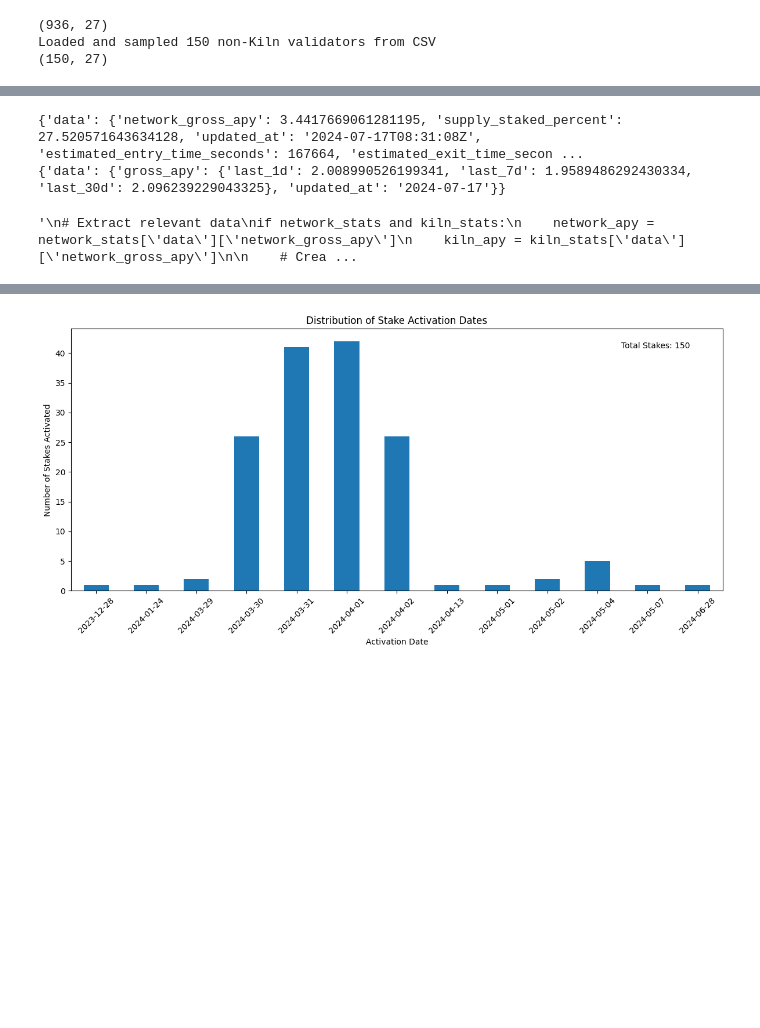
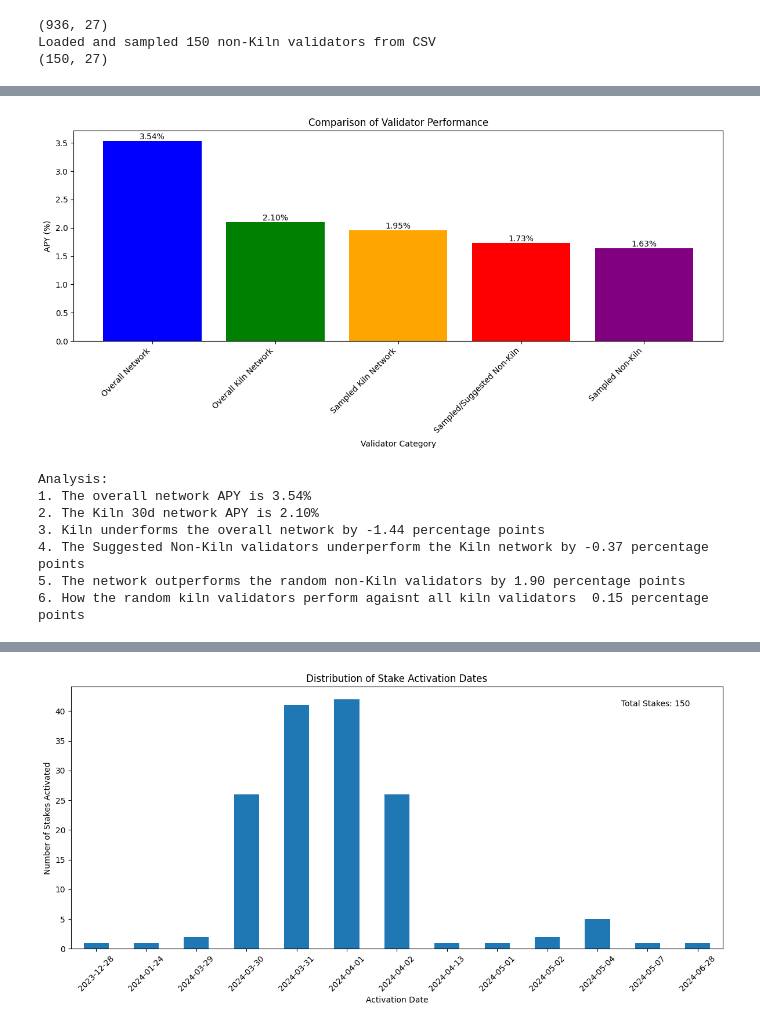
Before and after one commit to jpg1129/Kiln-Take-Home, a Jupyter notebook: main.ipynb, the cells around one changed output, grey strips where cells are left out. Drawn from its saved outputs; the diff is of its cells as text; code cells hidden in the pictures; blank space fills up the shorter version.

```diff
--- a/main.ipynb
+++ b/main.ipynb
@@ -67,3 +103,12 @@ print(sampled_kiln_validators.shape)
 (6895, 28)
 Loaded and sampled 150 Kiln validators from CSV
 (150, 28)
+# %%
+# load the suggested non-validators csv file into a pandas dataframe
+suggested_non_kiln_validators = pd.read_csv("suggested_non_kiln_validators.csv")
+suggested_non_kiln_validators = suggested_non_kiln_validators[suggested_non_kiln_validators["state"] == "active_ongoing"]
+print(suggested_non_kiln_validators.shape)
+# get sample of kiln validators
+sampled_suggested_non_kiln_validators= suggested_non_kiln_validators.sample(n=min(150, suggested_non_kiln_validators.shape[0]))
+print(f"Loaded and sampled {len(sampled_suggested_non_kiln_validators)} Kiln validators from CSV")
+print(sampled_suggested_non_kiln_validators.shape)
@@ -82,4 +133,4 @@ Loaded and sampled 150 non-Kiln validators from CSV
 # %%
-importlib.reload(api_data_fetcher)
 kiln_validators_with_apy = api_data_fetcher.calculate_apys(sampled_kiln_validators)
+suggested_non_kiln_validators_with_apy = api_data_fetcher.calculate_apys(sampled_suggested_non_kiln_validators)
 non_kiln_validators_with_apy = api_data_fetcher.calculate_apys(sampled_non_kiln_validators)
@@ -208,7 +279,7 @@ headers = {
 def fetch_data(url):
     response = requests.get(url, headers=headers)
     if response.status_code == 200:
-        return response.json()
+        return response.json()['data']
     else:
         print(f"Error fetching data from {url}: {response.status_code}")
         return None
@@ -217,59 +288,63 @@ def fetch_data(url):
 network_stats = fetch_data(network_stats_url)
 kiln_stats = fetch_data(kiln_stats_url)
 
-print(network_stats)
-print(kiln_stats)
-
 # Extract relevant data
 if network_stats and kiln_stats:
-    network_apy = network_stats['data']['network_gross_apy']
-    kiln_apy_last_1d = kiln_stats['data']['last_1d']
-    kiln_apy_last_7d = kiln_stats['data']['last_7d']
-    kiln_apy_last_30d = kiln_stats['data']['last_30d']
+    kiln_stats_df= pd.DataFrame()
+    kiln_apy = kiln_stats['gross_apy']
+    kiln_stats_df["gross_apy"] = kiln_apy
+    network_apy = network_stats['network_gross_apy']
+    kiln_apy_last_1d = kiln_apy['last_1d']
+    kiln_apy_last_7d = kiln_apy['last_7d']
+    kiln_apy_last_30d = kiln_apy['last_30d']
     # Create a DataFrame for comparison
     data = {
-        'Category': ['Overall Network', 'Kiln Network', 'Sampled Kiln', 'Sampled Non-Kiln'],
-        'APY': [network_apy, kiln_apy, sampled_kiln_apy, sampled_non_kiln_apy]
+        'Category': ['Overall Network', 'Overall Kiln Network', 'Sampled Kiln Network', ' Sampled/Suggested Non-Kiln','Sampled Non-Kiln'],
+        'APY': [network_apy, kiln_apy_last_30d, kiln_results['avg_gross_apy'], suggested_non_kiln_results['avg_gross_apy'], non_kiln_results["avg_gross_apy"]]
     }
     df = pd.DataFrame(data)
 
     # Calculate differences
     df['Difference from Network'] = df['APY'] - network_apy
-    df['Difference from Kiln'] = df['APY'] - kiln_apy
+    df['Difference from Kiln'] = df['APY'] - kiln_apy_last_30d
 
     # Display results
-    print(df)
 
     # Visualization
     plt.figure(figsize=(12, 6))
-    bars = plt.bar(df['Category'], df['APY'], color=['blue', 'green', 'orange', 'red'])
+    bars = plt.bar(df['Category'], df['APY'], color=['blue', 'green', 'orange', 'red', 'purple'])
     plt.title('Comparison of Validator Performance')
     plt.xlabel('Validator Category')
     plt.ylabel('APY (%)')
     plt.xticks(rotation=45, ha='right')
 
     # Add value labels on the bars
     for bar in bars:
         height = bar.get_height()
         plt.text(bar.get_x() + bar.get_width()/2., height,
                  f'{height:.2f}%',
                  ha='center', va='bottom')
 
     plt.tight_layout()
     plt.show()
 
     # Analysis
     print("\nAnalysis:")
     print(f"1. The overall network APY is {network_apy:.2f}%")
-    print(f"2. The Kiln network APY is {kiln_apy:.2f}%")
-    print(f"3. Kiln outperforms the overall network by {kiln_apy - network_apy:.2f} percentage points")
-    print(f"4. Sampled Kiln validators underperform the Kiln network by {kiln_apy - sampled_kiln_apy:.2f} percentage points")
-    print(f"5. Sampled non-Kiln validators underperform the overall network by {network_apy - sampled_non_kiln_apy:.2f} percentage points")
-    print(f"6. In our sample, Kiln validators outperform non-Kiln validators by {sampled_kiln_apy - sampled_non_kiln_apy:.2f} percentage points")
+    print(f"2. The Kiln 30d network APY is {kiln_apy_last_30d:.2f}%")
+    print(f"3. Kiln underforms the overall network by {kiln_apy_last_30d - network_apy:.2f} percentage points")
+    print(f"4. The Suggested Non-Kiln validators underperform the Kiln network by {suggested_non_kiln_results['avg_gross_apy'] - kiln_apy_last_30d:.2f} percentage points")
+    print(f"5. The network outperforms the random non-Kiln validators by {network_apy - non_kiln_results['avg_gross_apy']:.2f} percentage points")
+    print(f"6. How the random kiln validators perform agaisnt all kiln validators  {kiln_apy_last_30d - kiln_results['avg_gross_apy']:.2f} percentage points")
 # %% [output]
+[figure, added]
-{'data': {'network_gross_apy': 3.4417669061281195, 'supply_staked_percent': 27.520571643634128, 'updated_at': '2024-07-17T08:31:08Z', 'estimated_entry_time_seconds': 167664, 'estimated_exit_time_secon ...
-{'data': {'gross_apy': {'last_1d': 2.008990526199341, 'last_7d': 1.9589486292430334, 'last_30d': 2.096239229043325}, 'updated_at': '2024-07-17'}}
+Analysis:
+1. The overall network APY is 3.54%
+2. The Kiln 30d network APY is 2.10%
+3. Kiln underforms the overall network by -1.44 percentage points
+4. The Suggested Non-Kiln validators underperform the Kiln network by -0.37 percentage points
+5. The network outperforms the random non-Kiln validators by 1.90 percentage points
+6. How the random kiln validators perform agaisnt all kiln validators  0.15 percentage points
-'\n# Extract relevant data\nif network_stats and kiln_stats:\n    network_apy = network_stats[\'data\'][\'network_gross_apy\']\n    kiln_apy = kiln_stats[\'data\'][\'network_gross_apy\']\n\n    # Crea ...
 # %%
 
 # Create a  graph to compare all APYs
```
Also changed, not shown: parts of 33 cells of this notebook, 3 other files.
